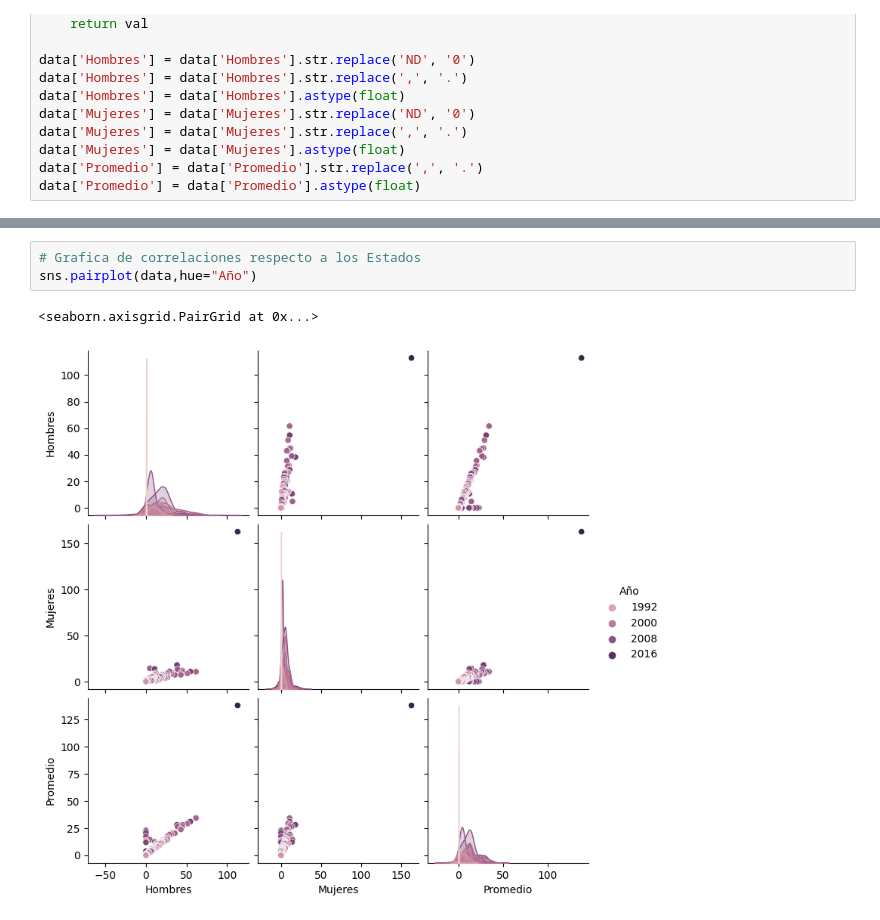
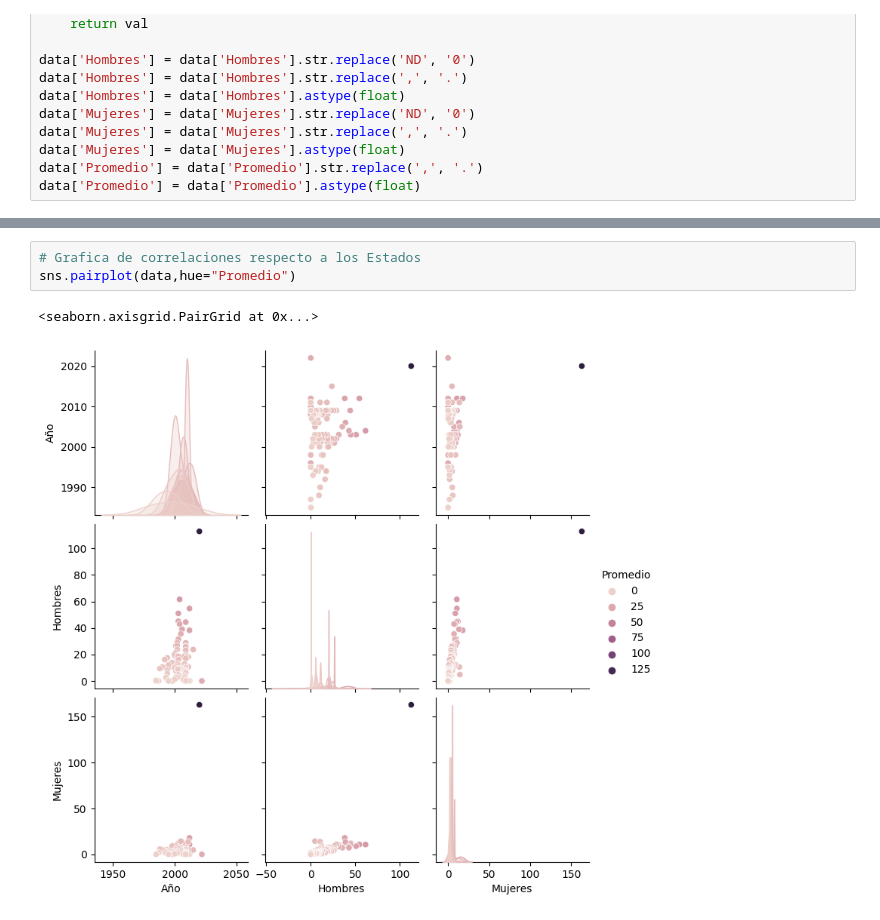
Before and after one commit to Frxnzizko/p.movil, a Jupyter notebook: TasaSuicidioDataModel.ipynb, the cells around one changed output, grey strips where cells are left out. Saved outputs shown, nothing was run; the diff lists cells and outputs as text.

```diff
--- a/TasaSuicidioDataModel.ipynb
+++ b/TasaSuicidioDataModel.ipynb
@@ -168,9 +180,9 @@ print(data)
 [100 rows x 5 columns]
 # %%
 # Grafica de correlaciones respecto a los Estados
-sns.pairplot(data,hue="Año")
+sns.pairplot(data,hue="Promedio")
 # %% [output]
 <seaborn.axisgrid.PairGrid at 0x...>
-[figure, old version]
+[figure, new version]
 # %%
 # Seleccción de variables significativas
```
Also changed, not shown: parts of 4 cells of this notebook.
